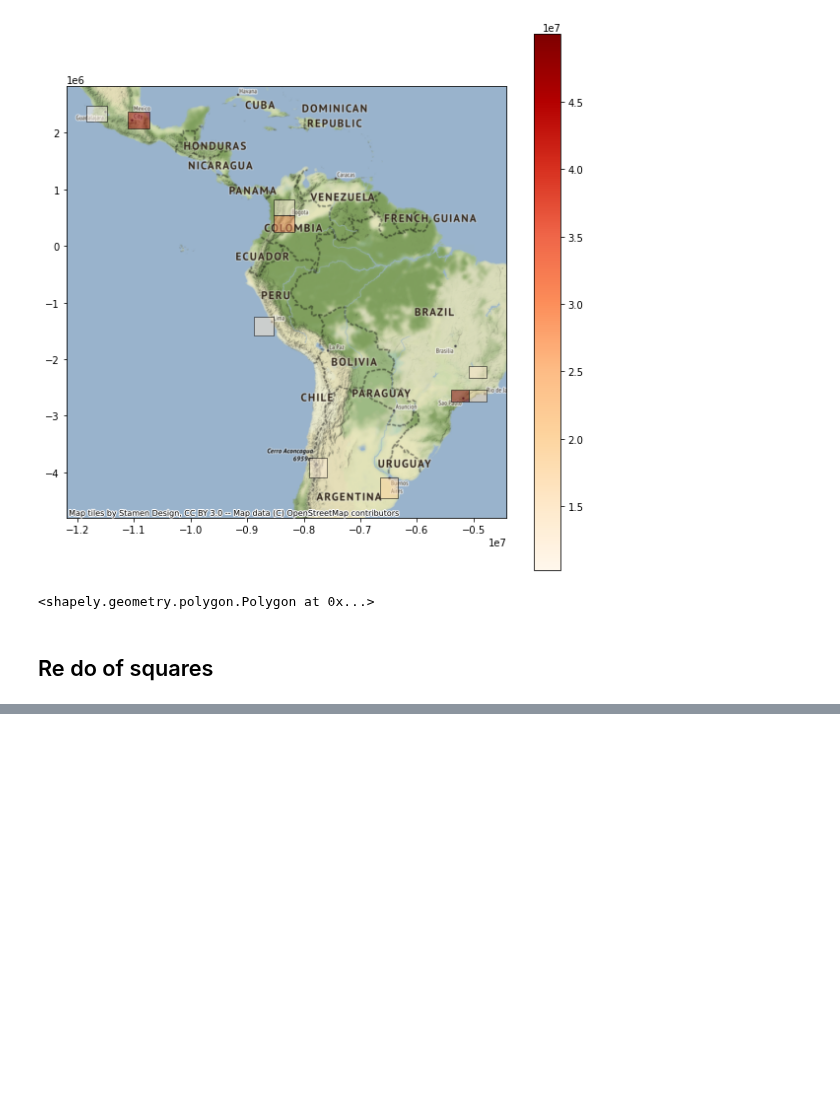
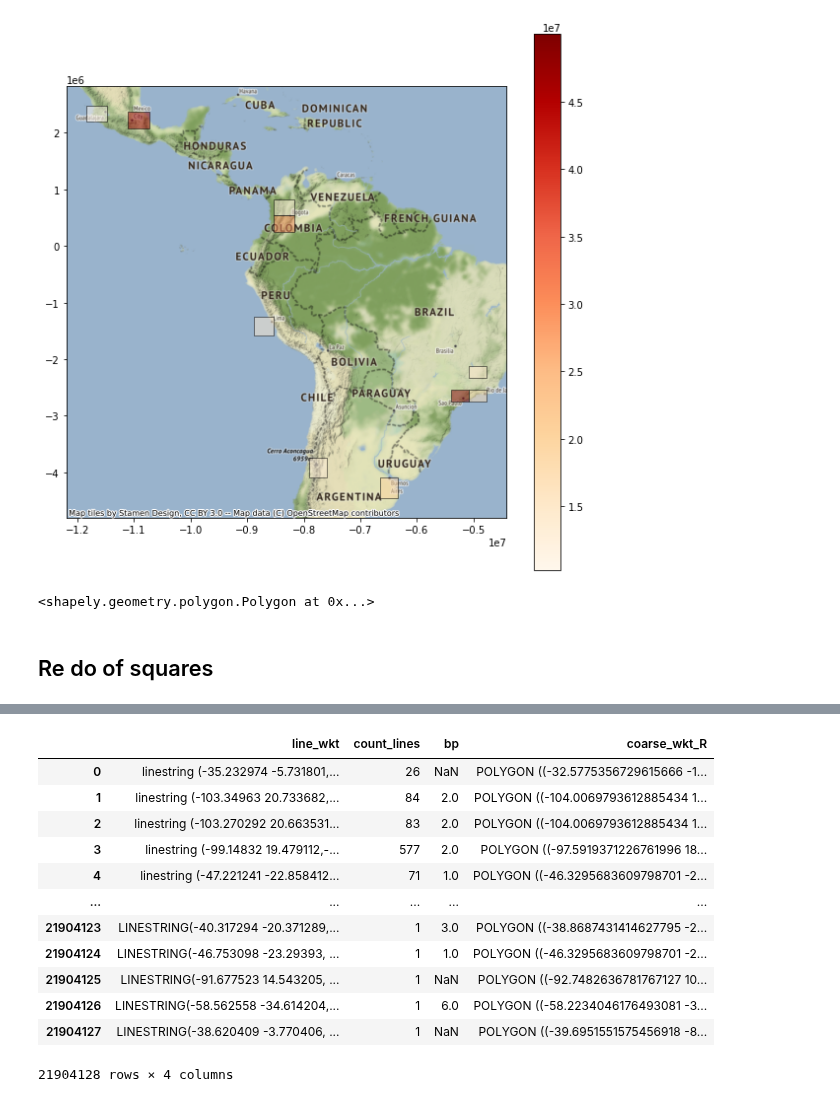
Before and after one commit to EL-BID/IDB-IDB-Invest-Coronavirus-Impact-Dashboard, a Jupyter notebook: notebooks/katana_bounds.ipynb, the cells around one changed output, grey strips where cells are left out. Saved outputs shown, nothing was run; the diff lists cells and outputs as text; code cells hidden in the pictures; blank space fills up the shorter version.

```diff
--- a/notebooks/katana_bounds.ipynb
+++ b/notebooks/katana_bounds.ipynb
@@ -539,0 +656,16 @@ ctx.add_basemap(ax)
+# %%
+df_coarse.head()
+# %% [output]
+|  | line_wkt | count_lines | bp | coarse_wkt_R |
+| 0 | linestring (-35.232974 -5.731801,... | 26 | NaN | POLYGON ((-32.5775356729615666 -1... |
+| 1 | linestring (-103.34963 20.733682,... | 84 | 2.0 | POLYGON ((-104.0069793612885434 1... |
+| 2 | linestring (-103.270292 20.663531... | 83 | 2.0 | POLYGON ((-104.0069793612885434 1... |
+| 3 | linestring (-99.14832 19.479112,-... | 577 | 2.0 | POLYGON ((-97.5919371226761996 18... |
+| 4 | linestring (-47.221241 -22.858412... | 71 | 1.0 | POLYGON ((-46.3295683609798701 -2... |
+| ... | ... | ... | ... | ... |
+| 21904123 | LINESTRING(-40.317294 -20.371289,... | 1 | 3.0 | POLYGON ((-38.8687431414627795 -2... |
+| 21904124 | LINESTRING(-46.753098 -23.29393, ... | 1 | 1.0 | POLYGON ((-46.3295683609798701 -2... |
+| 21904125 | LINESTRING(-91.677523 14.543205, ... | 1 | NaN | POLYGON ((-92.7482636781767127 10... |
+| 21904126 | LINESTRING(-58.562558 -34.614204,... | 1 | 6.0 | POLYGON ((-58.2234046176493081 -3... |
+| 21904127 | LINESTRING(-38.620409 -3.770406, ... | 1 | NaN | POLYGON ((-39.6951551575456918 -8... |
+21904128 rows × 4 columns
```
Also changed, not shown: parts of 8 cells of this notebook.
